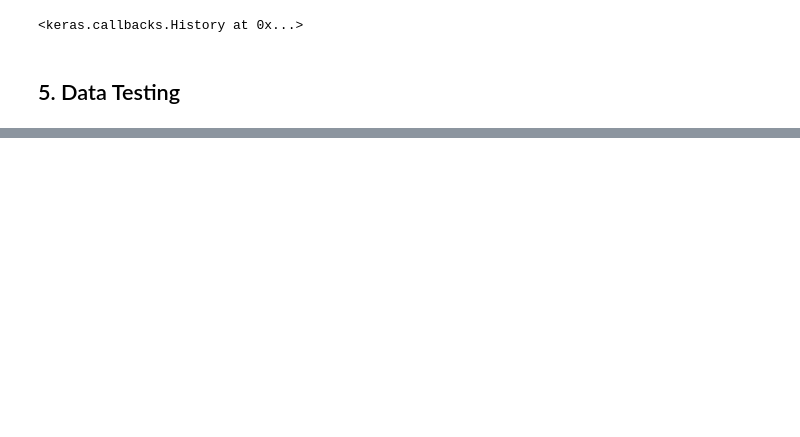
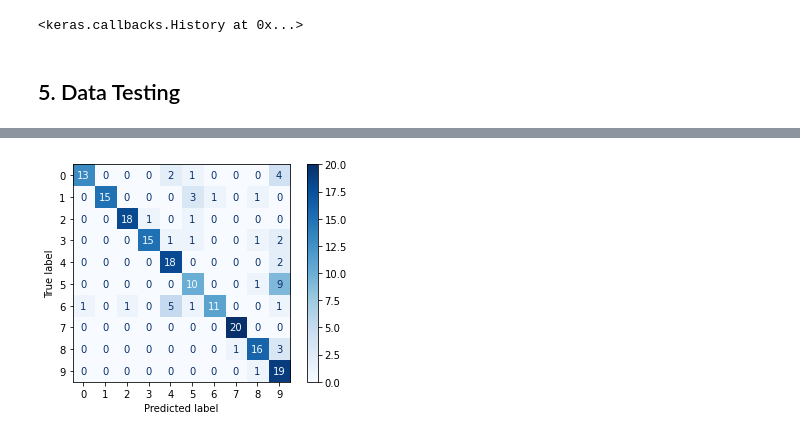
Before and after one commit to kquirapas/digiprof, a Jupyter notebook: digiprof.ipynb, the cells around one changed output, grey strips where cells are left out. Drawn from its saved outputs; the diff is of its cells as text; code cells hidden in the pictures; blank space fills up the shorter version.

Commit message:
Finished Testing

```diff
--- a/digiprof.ipynb
+++ b/digiprof.ipynb
@@ -259,0 +261,5 @@ WARNING:tensorflow:Model was constructed with shape (None, 28, 28) for input Ker
+# %%
+#Get the prediction vector for the testing dataset
+y_pred = model.predict_generator(X)
+y_pred = np.argmax(y_pred, axis=1)
+print(y_pred)
@@ -259,0 +274,8 @@ WARNING:tensorflow:Model was constructed with shape (None, 28, 28) for input Ker
+# %%
+#Generate the confusion matrix
+cf_matrix = confusion_matrix(Y, y_pred)
+disp = ConfusionMatrixDisplay(confusion_matrix=cf_matrix)
+disp.plot(cmap=plt.get_cmap('Blues'))
+plt.show()
+# %% [output]
+[figure, added]
```
Also changed, not shown: parts of 5 cells of this notebook.
